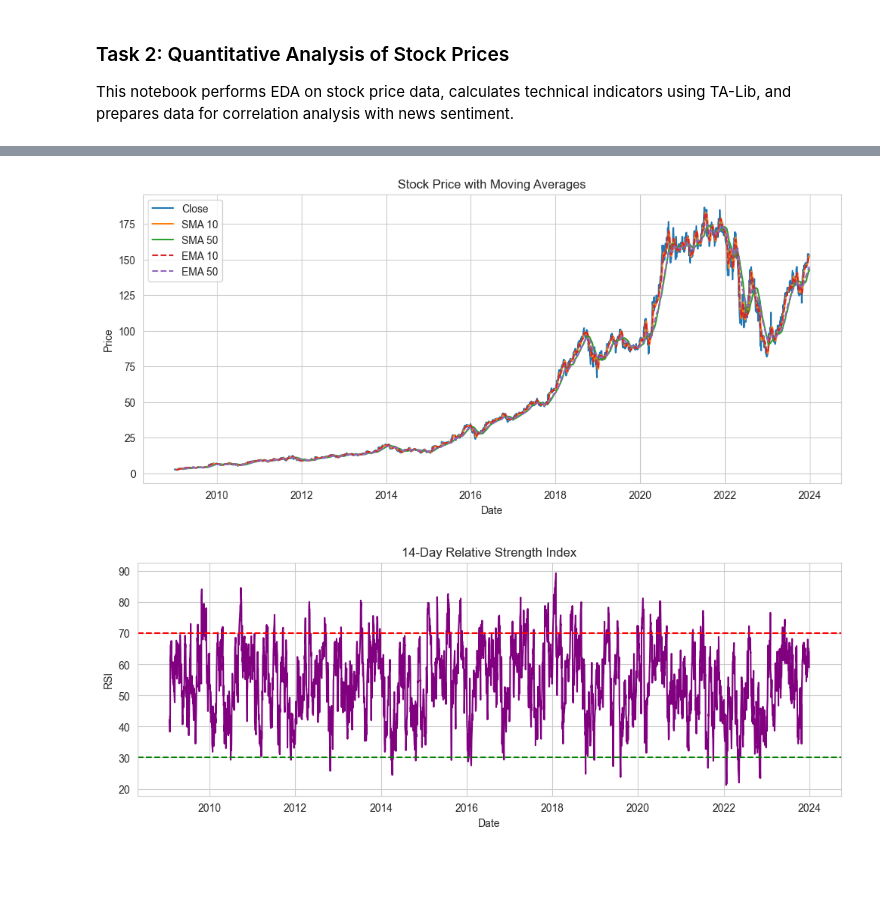
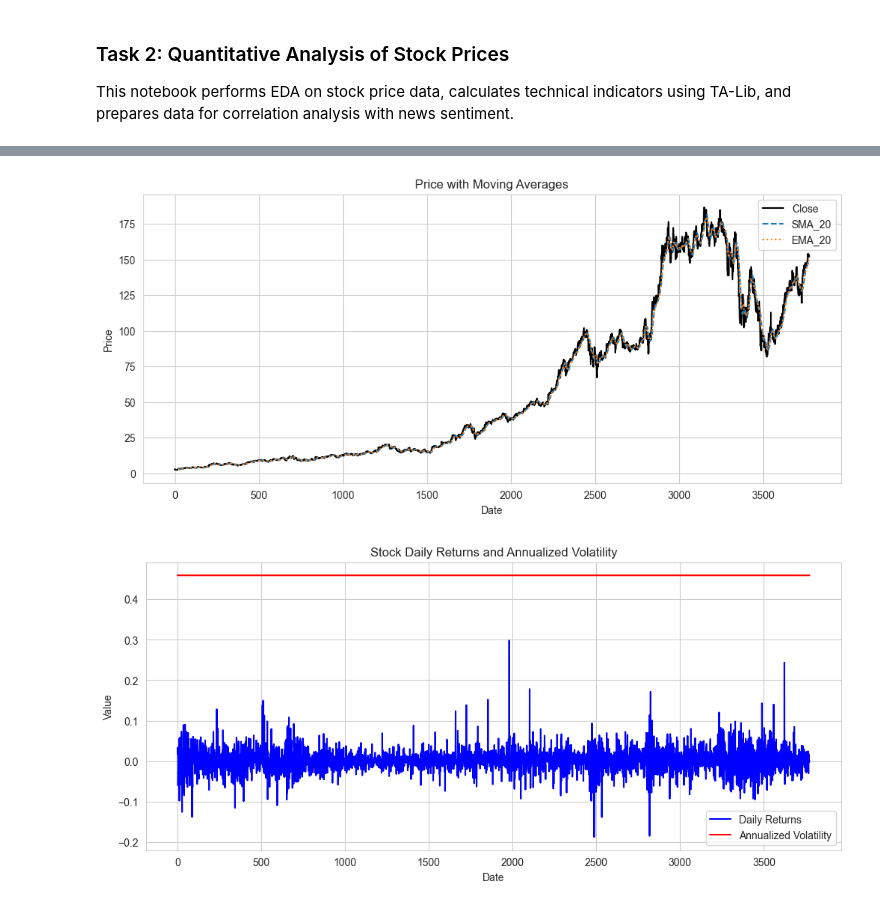
Before and after one commit to tib-dev/Predicting-Price-Moves-with-News-Sentiment, a Jupyter notebook: notebooks/eda_prices.ipynb, the cells around one changed output, grey strips where cells are left out. Drawn from its saved outputs; the diff is of its cells as text; code cells hidden in the pictures; blank space fills up the shorter version.

Commit message:
prices data analysis update

```diff
--- a/notebooks/eda_prices.ipynb
+++ b/notebooks/eda_prices.ipynb
@@ -59,12 +102,19 @@ plt.show()
 # %%
-# 4. Daily returns
-price_df['daily_return'] = price_df['Close'].pct_change()
+import numpy as np
 
-plt.figure(figsize=(12, 5))
-plt.plot(price_df['date'], price_df['daily_return'],
-         label='Daily Return', color='orange')
-plt.title('Daily Stock Returns')
-plt.xlabel('Date')
-plt.ylabel('Daily Return')
-plt.show()
+# daily returns
+df_price["daily_return"] = df_price["Close"].pct_change()
+
+# annualized volatility
+vol_annual = df_price["daily_return"].std() * np.sqrt(252)
+
+# annualized Sharpe ratio assuming risk-free = 0
+sharpe = (df_price["daily_return"].mean() /
+          df_price["daily_return"].std()) * np.sqrt(252)
+
+metrics_df = df_price.copy()
+metrics_df["sharpe_ratio"] = sharpe
+metrics_df["volatility_annualized"] = vol_annual
+
+metrics_df.tail()
 # %% [output]
@@ -72,36 +127,25 @@ plt.show()
 # %%
-# 5. Moving Averages
-price_df['SMA_10'] = talib.SMA(price_df['Close'], timeperiod=10)
-price_df['SMA_50'] = talib.SMA(price_df['Close'], timeperiod=50)
-price_df['EMA_10'] = talib.EMA(price_df['Close'], timeperiod=10)
-price_df['EMA_50'] = talib.EMA(price_df['Close'], timeperiod=50)
-
-plt.figure(figsize=(12, 5))
-plt.plot(price_df['date'], price_df['Close'], label='Close')
-plt.plot(price_df['date'], price_df['SMA_10'], label='SMA 10')
-plt.plot(price_df['date'], price_df['SMA_50'], label='SMA 50')
-plt.plot(price_df['date'], price_df['EMA_10'], label='EMA 10', linestyle='--')
-plt.plot(price_df['date'], price_df['EMA_50'], label='EMA 50', linestyle='--')
-plt.title('Stock Price with Moving Averages')
-plt.xlabel('Date')
-plt.ylabel('Price')
-plt.legend()
-plt.show()
+plot_price_with_indicators(
+    df_ind,
+    close_col="Close",
+    sma_col="SMA_20",
+    ema_col="EMA_20",
+)
 # %% [output]
-[figure, old version]
+[figure, new version]
 # %%
-# 6. RSI
-price_df['RSI_14'] = talib.RSI(price_df['Close'], timeperiod=14)
-
-plt.figure(figsize=(12, 4))
-plt.plot(price_df['date'], price_df['RSI_14'], label='RSI 14', color='purple')
-plt.axhline(70, color='red', linestyle='--')
-plt.axhline(30, color='green', linestyle='--')
-plt.title('14-Day Relative Strength Index')
-plt.xlabel('Date')
-plt.ylabel('RSI')
+plt.figure(figsize=(12, 5))
+plt.plot(metrics_df.index,
+         metrics_df["daily_return"], label="Daily Returns", color="blue")
+plt.plot(metrics_df.index, metrics_df["volatility_annualized"],
+         label="Annualized Volatility", color="red")
+plt.title("Stock Daily Returns and Annualized Volatility")
+plt.xlabel("Date")
+plt.ylabel("Value")
+plt.legend()
+plt.grid(True)
 plt.show()
 # %% [output]
-[figure, old version]
+[figure, new version]
 # %%
 # 7. MACD
```
Also changed, not shown: parts of 8 cells of this notebook, 1 other file.
